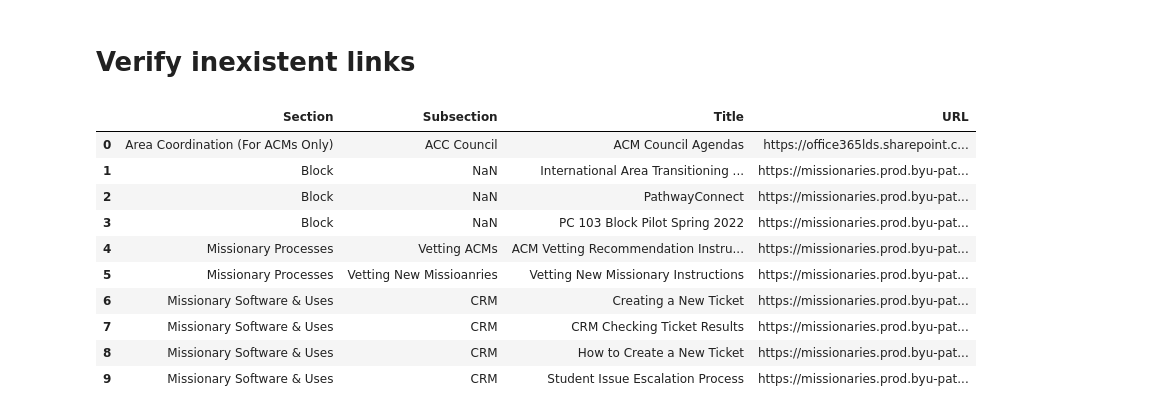
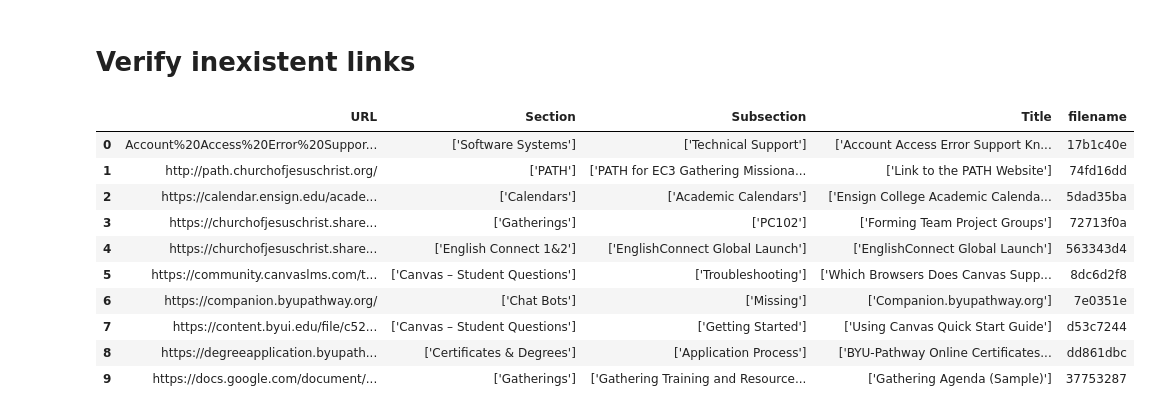
Before and after one commit to DallanQ/pathway-indexer, a Jupyter notebook: notebooks/03_verify_index_links.ipynb, the cells around one changed output. Cells and saved outputs as stored; diff of their text form; code cells hidden in the pictures.

Commit message:
[UPDATE] verify index now add missing links to all_links.csv

```diff
--- a/notebooks/03_verify_index_links.ipynb
+++ b/notebooks/03_verify_index_links.ipynb
@@ -156,21 +167,21 @@ len(df_links)
 # Verify inexistent links
 # %%
 # get the files "acm_site.csv" and "missionary.csv" and merge them into a single dataframe
-acm_site = pd.read_csv("../data/data_09_12_24/index/acm.csv")
-missionary = pd.read_csv("../data/data_09_12_24/index/missionary.csv")
+# acm_site = pd.read_csv("../data/data_test_25/index/acm.csv")
+# missionary = pd.read_csv("../data/data_test_25/index/missionary.csv")
 
-df_exist = pd.concat([acm_site, missionary], ignore_index=True)
+df_exist = pd.read_csv("../data/data_test_27/all_links.csv")
 
 df_exist.head(10)
 # %% [output]
-|  | Section | Subsection | Title | URL |
-| 0 | Area Coordination (For ACMs Only) | ACC Council | ACM Council Agendas | https://office365lds.sharepoint.c... |
-| 1 | Block | NaN | International Area Transitioning ... | https://missionaries.prod.byu-pat... |
-| 2 | Block | NaN | PathwayConnect | https://missionaries.prod.byu-pat... |
-| 3 | Block | NaN | PC 103 Block Pilot Spring 2022 | https://missionaries.prod.byu-pat... |
-| 4 | Missionary Processes | Vetting ACMs | ACM Vetting Recommendation Instru... | https://missionaries.prod.byu-pat... |
-| 5 | Missionary Processes | Vetting New Missioanries | Vetting New Missionary Instructions | https://missionaries.prod.byu-pat... |
-| 6 | Missionary Software & Uses | CRM | Creating a New Ticket | https://missionaries.prod.byu-pat... |
-| 7 | Missionary Software & Uses | CRM | CRM Checking Ticket Results | https://missionaries.prod.byu-pat... |
-| 8 | Missionary Software & Uses | CRM | How to Create a New Ticket | https://missionaries.prod.byu-pat... |
-| 9 | Missionary Software & Uses | CRM | Student Issue Escalation Process | https://missionaries.prod.byu-pat... |
+|  | URL | Section | Subsection | Title | filename |
+| 0 | Account%20Access%20Error%20Suppor... | ['Software Systems'] | ['Technical Support'] | ['Account Access Error Support Kn... | 17b1c40e |
+| 1 | http://path.churchofjesuschrist.org/ | ['PATH'] | ['PATH for EC3 Gathering Missiona... | ['Link to the PATH Website'] | 74fd16dd |
+| 2 | https://calendar.ensign.edu/acade... | ['Calendars'] | ['Academic Calendars'] | ['Ensign College Academic Calenda... | 5dad35ba |
+| 3 | https://churchofjesuschrist.share... | ['Gatherings'] | ['PC102'] | ['Forming Team Project Groups'] | 72713f0a |
+| 4 | https://churchofjesuschrist.share... | ['English Connect 1&2'] | ['EnglishConnect Global Launch'] | ['EnglishConnect Global Launch'] | 563343d4 |
+| 5 | https://community.canvaslms.com/t... | ['Canvas – Student Questions'] | ['Troubleshooting'] | ['Which Browsers Does Canvas Supp... | 8dc6d2f8 |
+| 6 | https://companion.byupathway.org/ | ['Chat Bots'] | ['Missing'] | ['Companion.byupathway.org'] | 7e0351e |
+| 7 | https://content.byui.edu/file/c52... | ['Canvas – Student Questions'] | ['Getting Started'] | ['Using Canvas Quick Start Guide'] | d53c7244 |
+| 8 | https://degreeapplication.byupath... | ['Certificates & Degrees'] | ['Application Process'] | ['BYU-Pathway Online Certificates... | dd861dbc |
+| 9 | https://docs.google.com/document/... | ['Gatherings'] | ['Gathering Training and Resource... | ['Gathering Agenda (Sample)'] | 37753287 |
```
Also changed, not shown: parts of 20 cells of this notebook.
